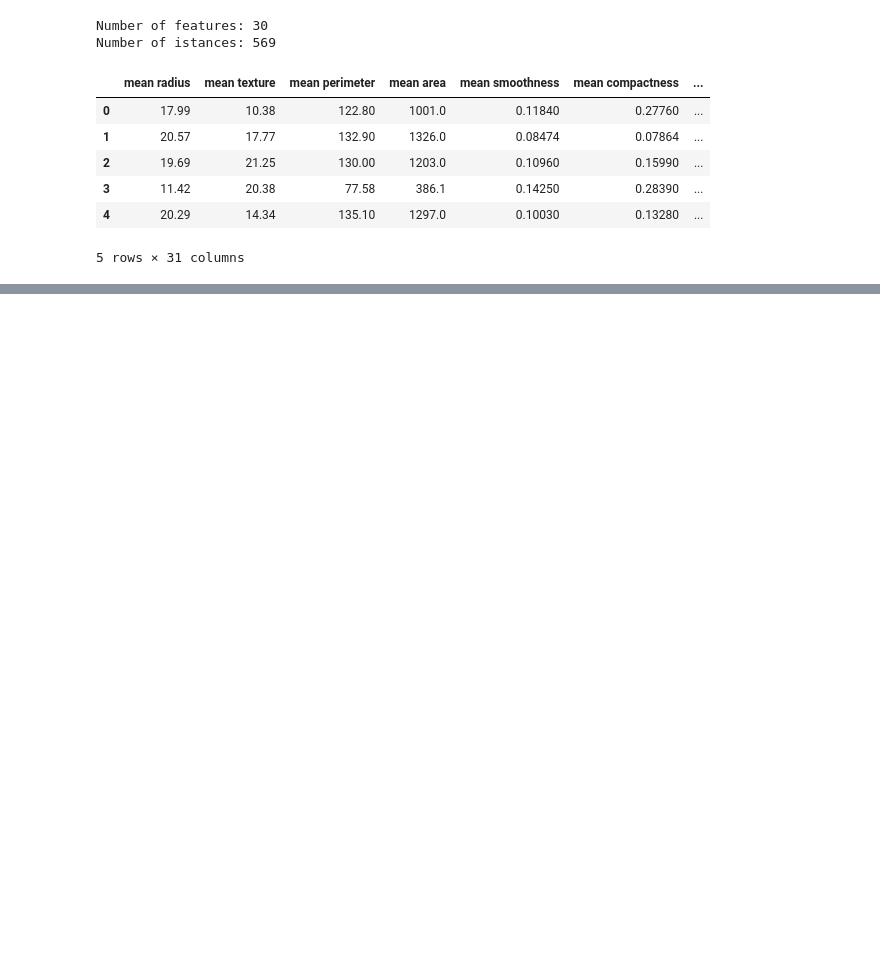
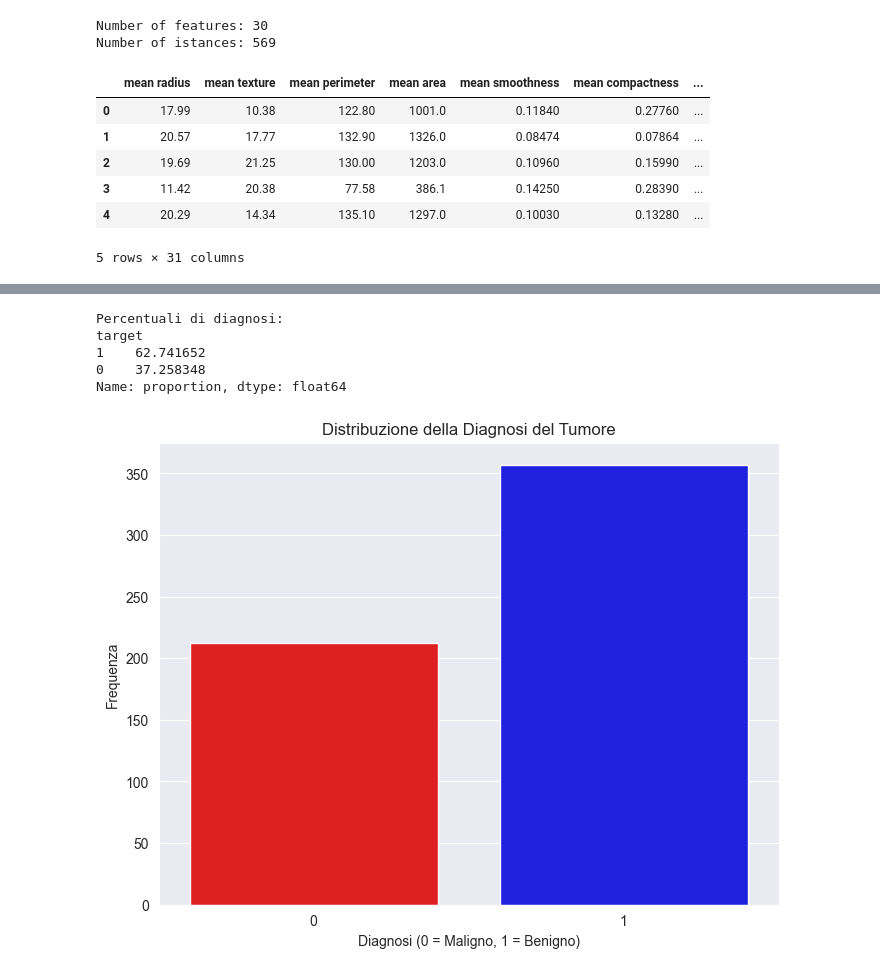
Before and after one commit to Code-Dani/Architetture-dati_Machine-learning-use-case, a Jupyter notebook: notebook.ipynb, the cells around one changed output, grey strips where cells are left out. Drawn from its saved outputs; the diff is of its cells as text; code cells hidden in the pictures; blank space fills up the shorter version.

Commit message:
Aggiunti grafici distribuzione delle feature

```diff
--- a/notebook.ipynb
+++ b/notebook.ipynb
@@ -98,3 +56,0 @@ def introduce_outliers(df , percentage):
-# %%
-df = introduce_missing_data(df , 0.05)
-df = introduce_outliers(df , 0.05)
@@ -100,0 +87,22 @@ df = introduce_outliers(df , 0.05)
+# %%
+# Ottenere il conteggio e le percentuali per la variabile "target"
+conteggio_percentuali = df['target'].value_counts(normalize=True) * 100
+
+# Stampare le percentuali
+print("Percentuali di diagnosi:")
+print(conteggio_percentuali)
+
+
+plt.figure(figsize=(8, 6))
+sns.countplot(data=df, x='target', palette=['red', 'blue'], hue='target', dodge=False, legend=False)
+plt.title('Distribuzione della Diagnosi del Tumore')
+plt.xlabel('Diagnosi (0 = Maligno, 1 = Benigno)')
+plt.ylabel('Frequenza')
+plt.show()
+# %% [output]
+Percentuali di diagnosi:
+target
+1    62.741652
+0    37.258348
+Name: proportion, dtype: float64
+[figure, added]
```
Also changed, not shown: parts of 22 cells of this notebook.
